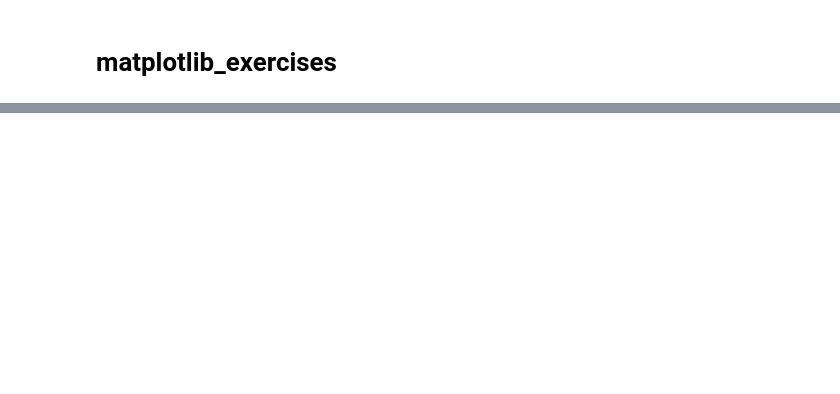
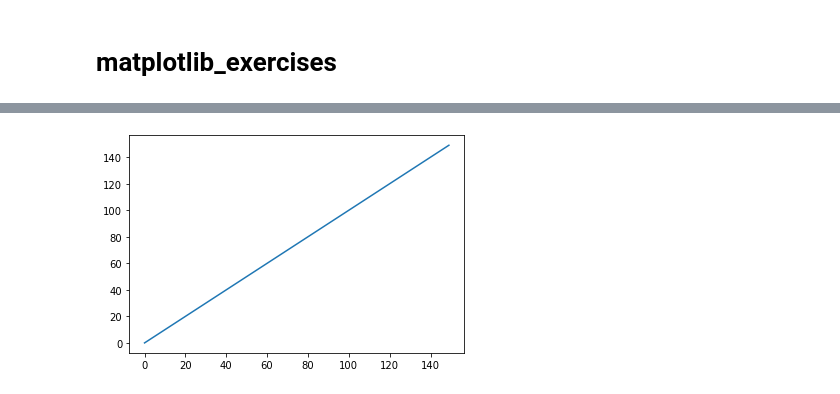
Before and after one commit to jamesallen0351/numpy-pandas-visualization-exercises, a Jupyter notebook: matplotlib_exercises.ipynb, the cells around one changed output, grey strips where cells are left out. Saved outputs shown, nothing was run; the diff lists cells and outputs as text; code cells hidden in the pictures; blank space fills up the shorter version.

```diff
--- a/matplotlib_exercises.ipynb
+++ b/matplotlib_exercises.ipynb
@@ -10,0 +11,10 @@ NameError: name 'x' is not defined
+# %%
+#example 1
+import numpy as np
+import pandas as pd
+x = list(range(150))
+
+plt.plot(x)
+plt.show()
+# %% [output]
+[figure, added]
```
Also changed, not shown: parts of 12 cells of this notebook, 1 other file.
